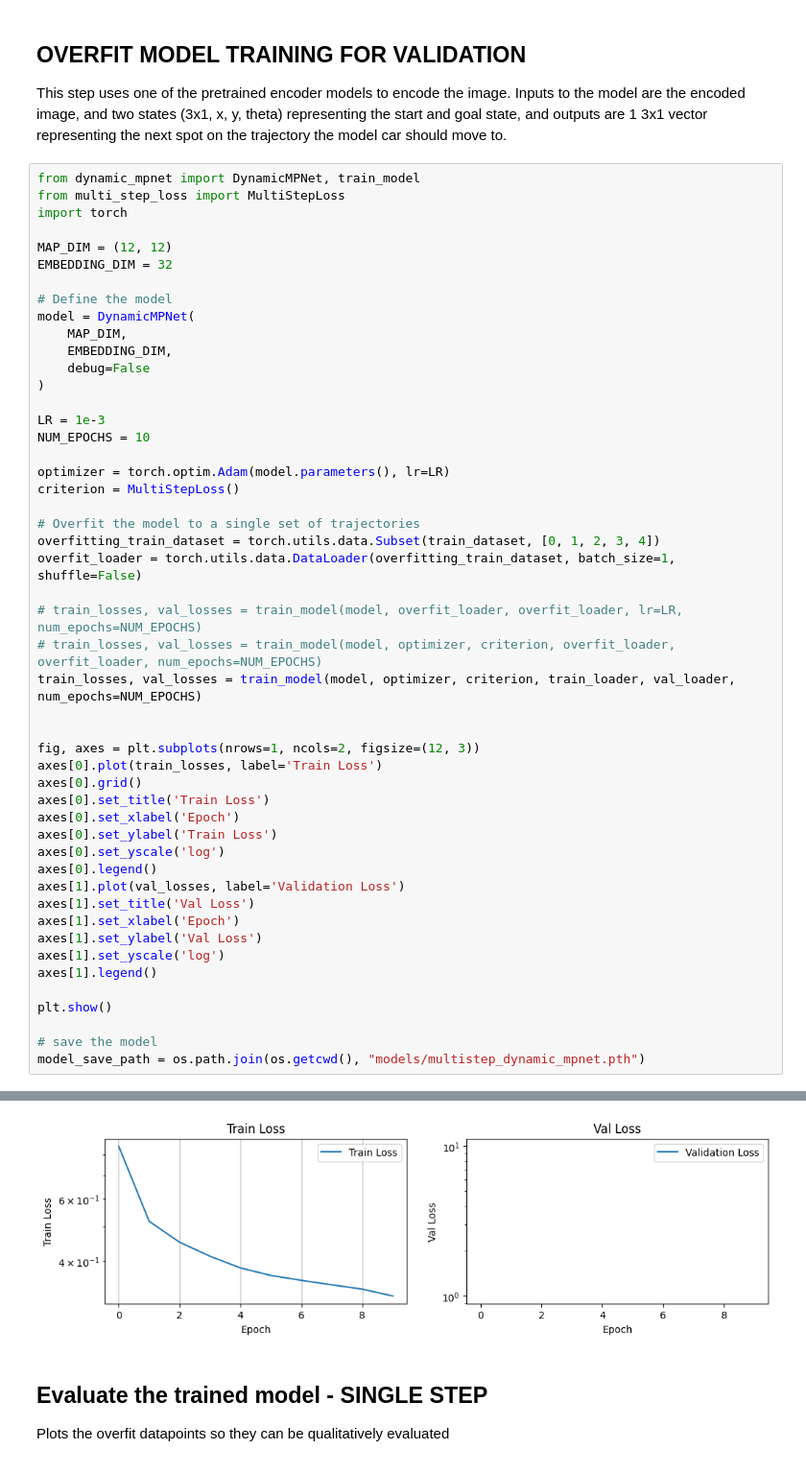
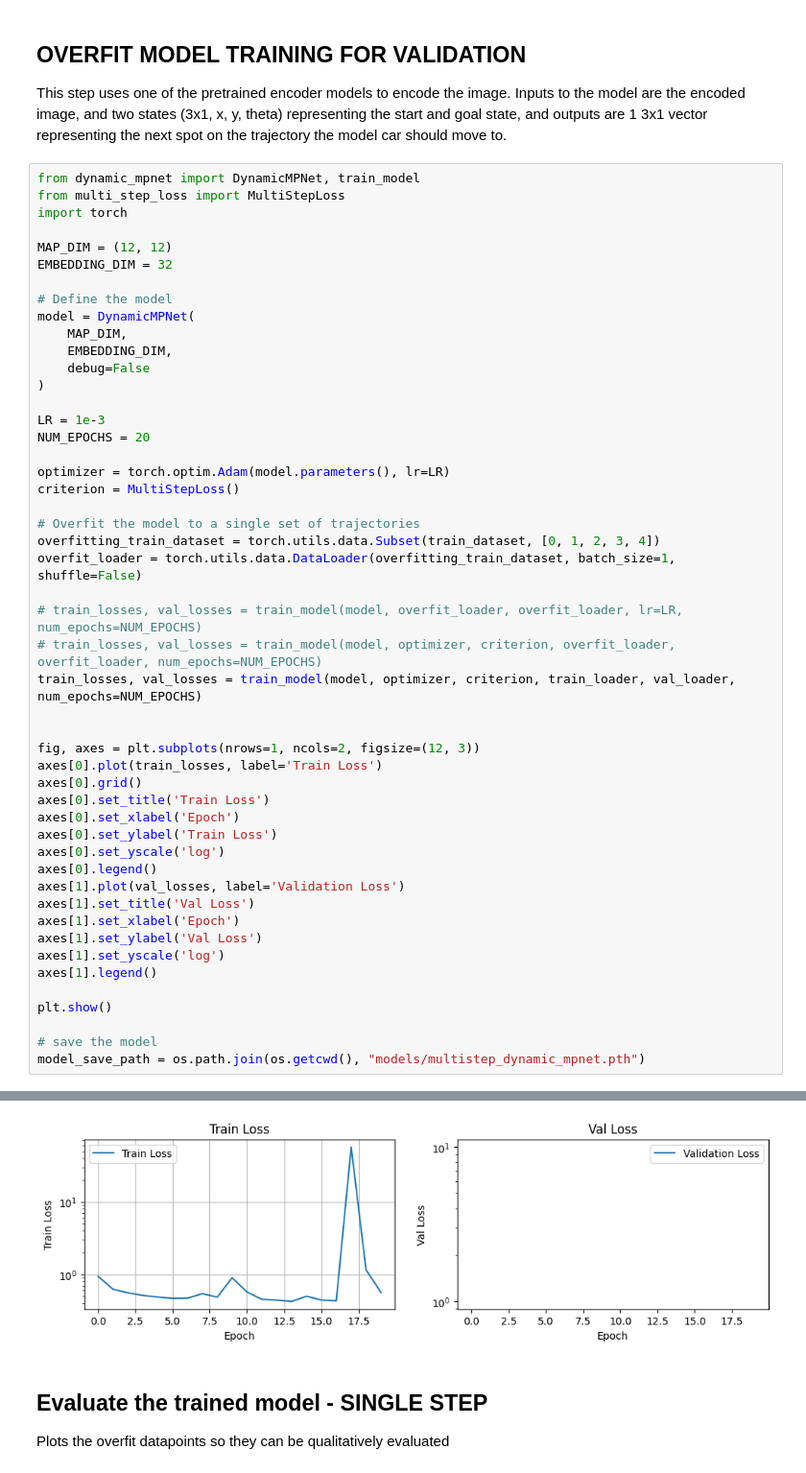
Before and after one commit to MarshallVielmetti/dynamic_mpnet, a Jupyter notebook: code/dynamic_mpnet.ipynb, the cells around one changed output, grey strips where cells are left out. Shown at 96% size. Drawn from its saved outputs; the diff is of its cells as text.

```diff
--- a/code/dynamic_mpnet.ipynb
+++ b/code/dynamic_mpnet.ipynb
@@ -852,7 +856,7 @@ model = DynamicMPNet(
 )
 
 LR = 1e-3
-NUM_EPOCHS = 10
+NUM_EPOCHS = 20
 
 optimizer = torch.optim.Adam(model.parameters(), lr=LR)
 criterion = MultiStepLoss()
@@ -906,4 +910,4 @@ EPOCH 9 | Train Loss: 0.3183 | Val Loss: 0.0000
-[figure, old version]
+[figure, new version]
 # %% [markdown]
 ## Evaluate the trained model - SINGLE STEP
 Plots the overfit datapoints so they can be qualitatively evaluated
```
Also changed, not shown: parts of 5 cells of this notebook, 8 other files.
